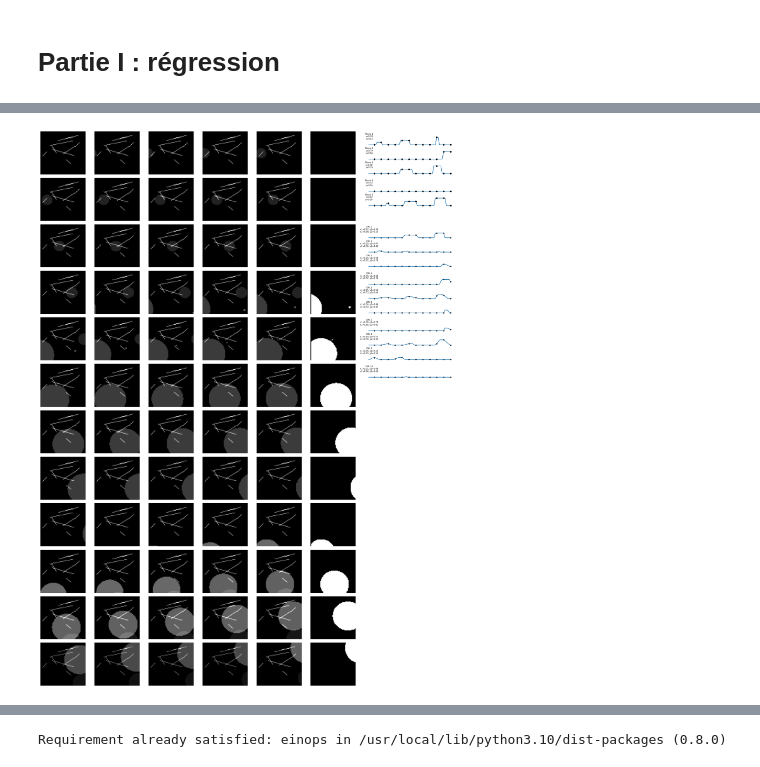
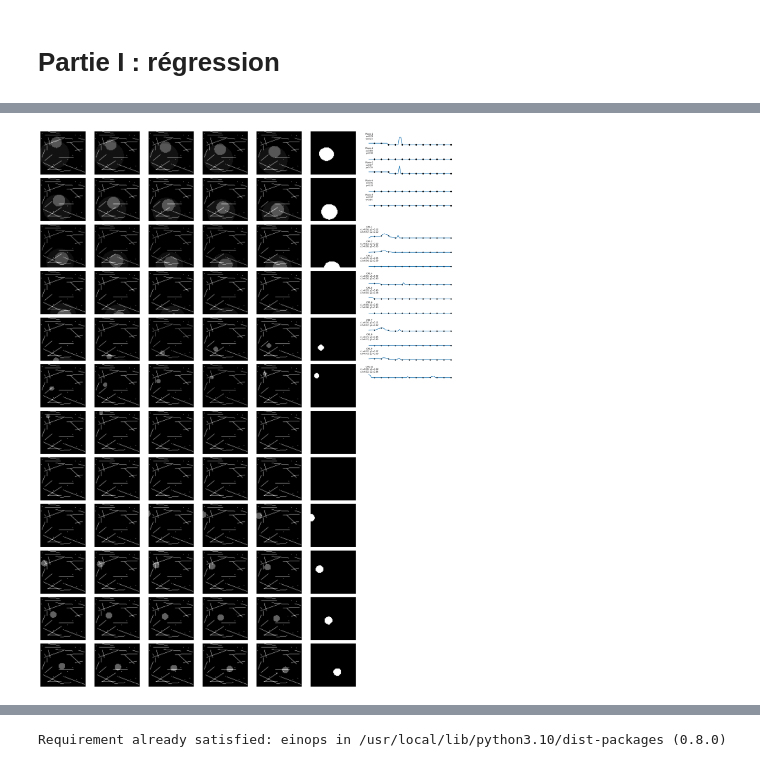
Before and after one commit to nanopiero/fusion, a Jupyter notebook: notebooks/training.ipynb, the cells around one changed output, grey strips where cells are left out. Drawn from its saved outputs; the diff is of its cells as text; code cells hidden in the pictures.

```diff
--- a/notebooks/training.ipynb
+++ b/notebooks/training.ipynb
@@ -76,7 +76,9 @@ device = torch.device('cuda:0')
 # %%
 # Dataset, DataLoader
 
-dataset = FusionDataset(length_dataset=length_dataset, npairs=npairs, nsteps=60,
+dataset = FusionDataset(length_dataset=length_dataset,
+                        npairs=npairs,
+                        nsteps=nsteps,
                         ndiscs=ndiscs, size_image=size_image)
 
 from torch.utils.data import DataLoader
@@ -436,13 +446,4 @@ def compute_metrics(confusion_matrix):
 # %%
-criterion = QPELoss_fcn()
-
-# Baseline with a FCN
-use_fcn = True
-
-best_loss = [float('inf'), float('inf')]  # Initialize best validation loss to a very high value
-train_losses = []
-
-
 for epoch in range(600):
 
   running_regression_loss = 0.0
@@ -462,7 +463,7 @@ for epoch in range(600):
     segment_measurements, segment_measurements_fcn = segment_gt(images, pairs, filters, use_fcn=use_fcn)
 
     # pseudo pluvios
-    point_measurements, point_measurements_fcn = point_gt(images, npoints=5, use_fcn=use_fcn)
+    point_measurements, point_measurements_fcn = point_gt(images, npoints=npoints, use_fcn=use_fcn)
 
 
     # pseudo radar
@@ -479,7 +480,6 @@ for epoch in range(600):
     regression_loss, segmentation_loss, loss, batch_cm = criterion(model.p, outputs, targets)
     loss.backward()  # Backward pass
     optimizer.step()  # Update the weights
-
 
     del inputs, targets, outputs, loss, noisy_images, images, pairs, filters
     torch.cuda.empty_cache()
@@ -569,7 +539,0 @@ train_losses
-# %%
-print(images.shape)
-print(images.mean())
-noisy_images = make_noisy_images(images)
-
-print(noisy_images.shape)
-print(noisy_images.mean())
@@ -585,10 +540,11 @@ tensor(0.1361, device='cuda:0')
 # %%
 # Exemple / tracés
 
-# images = set_tensor_values2(images, point_measurements)
-plot_images(images[0,...].cpu().numpy() + filters[0,...].cpu().numpy().sum(axis=0),
-            noisy_images[0,...].cpu().numpy(),
-            point_measurements[0,...].cpu().numpy(),
-            segment_measurements[0,...].cpu().numpy())
+images = set_tensor_values2(images, point_measurements)
+k=3
+plot_images(images[k,...].cpu().numpy() + filters[k,...].cpu().numpy().sum(axis=0),
+            noisy_images[k,...].cpu().numpy(),
+            point_measurements[k,...].cpu().numpy(),
+            segment_measurements[k,...].cpu().numpy())
 # %% [output]
-[figure, old version]
+[figure, new version]
```
Also changed, not shown: parts of 8 cells of this notebook.
